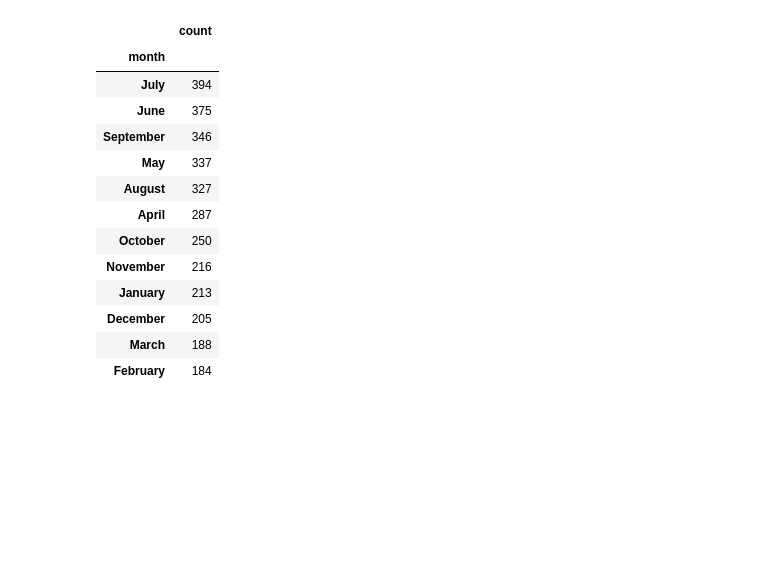
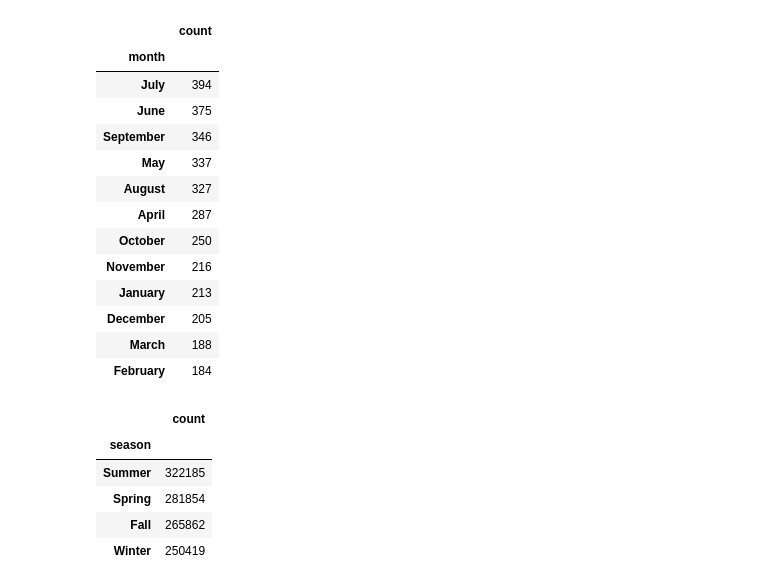
Before and after one commit to jdolinsky/chicago_crime, a Jupyter notebook: analysis.ipynb, the cells around one changed output. Cells and saved outputs as stored; diff of their text form; code cells hidden in the pictures; blank space fills up the shorter version.

```diff
--- a/analysis.ipynb
+++ b/analysis.ipynb
@@ -191,3 +286,12 @@ murder1_df
 | December | 205 |
 | March | 188 |
 | February | 184 |
+# %%
+pd.DataFrame(season_df['season'].value_counts())
+# %% [output]
+|  | count |
+| season |  |
+| Summer | 322185 |
+| Spring | 281854 |
+| Fall | 265862 |
+| Winter | 250419 |
```
Also changed, not shown: parts of 5 cells of this notebook, 1 other file.
